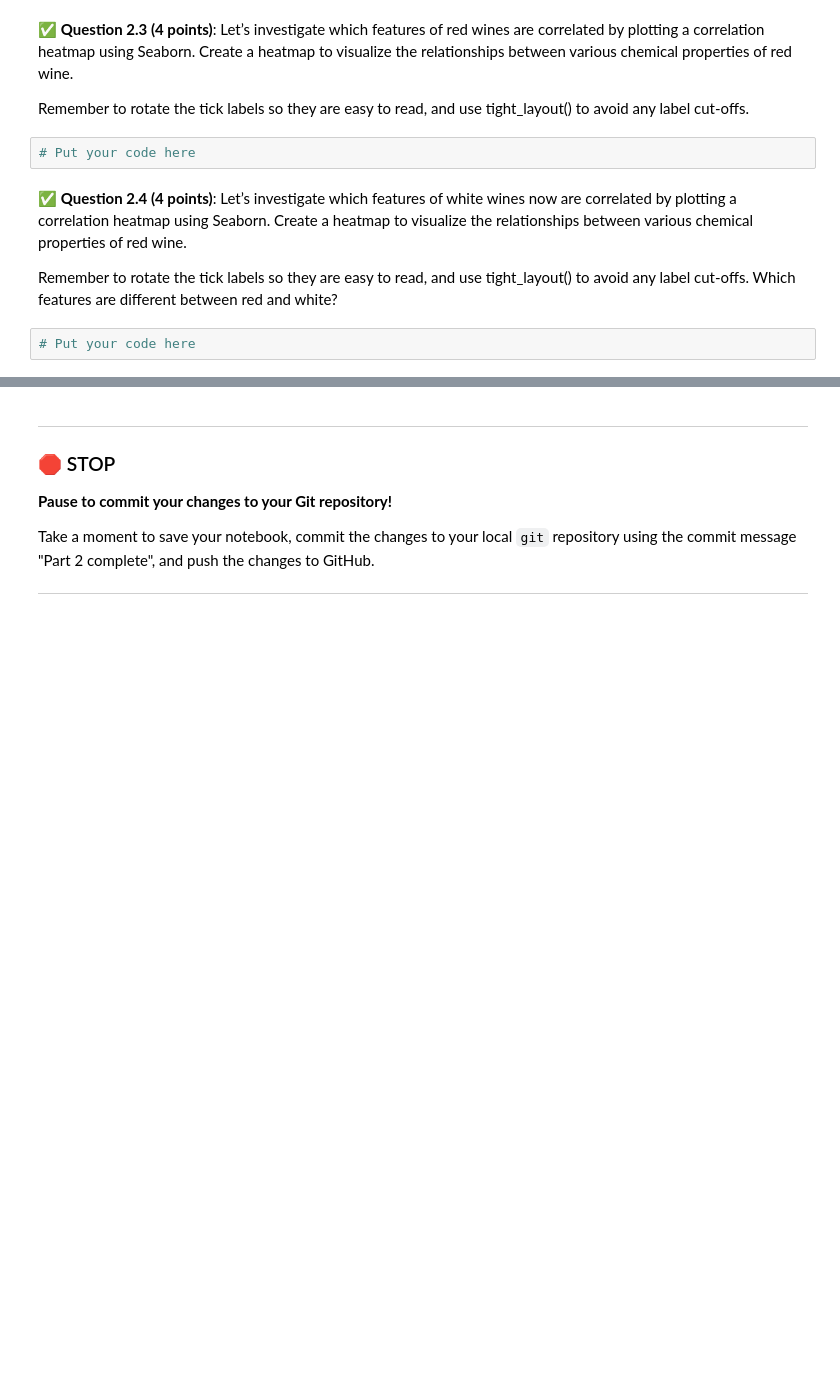
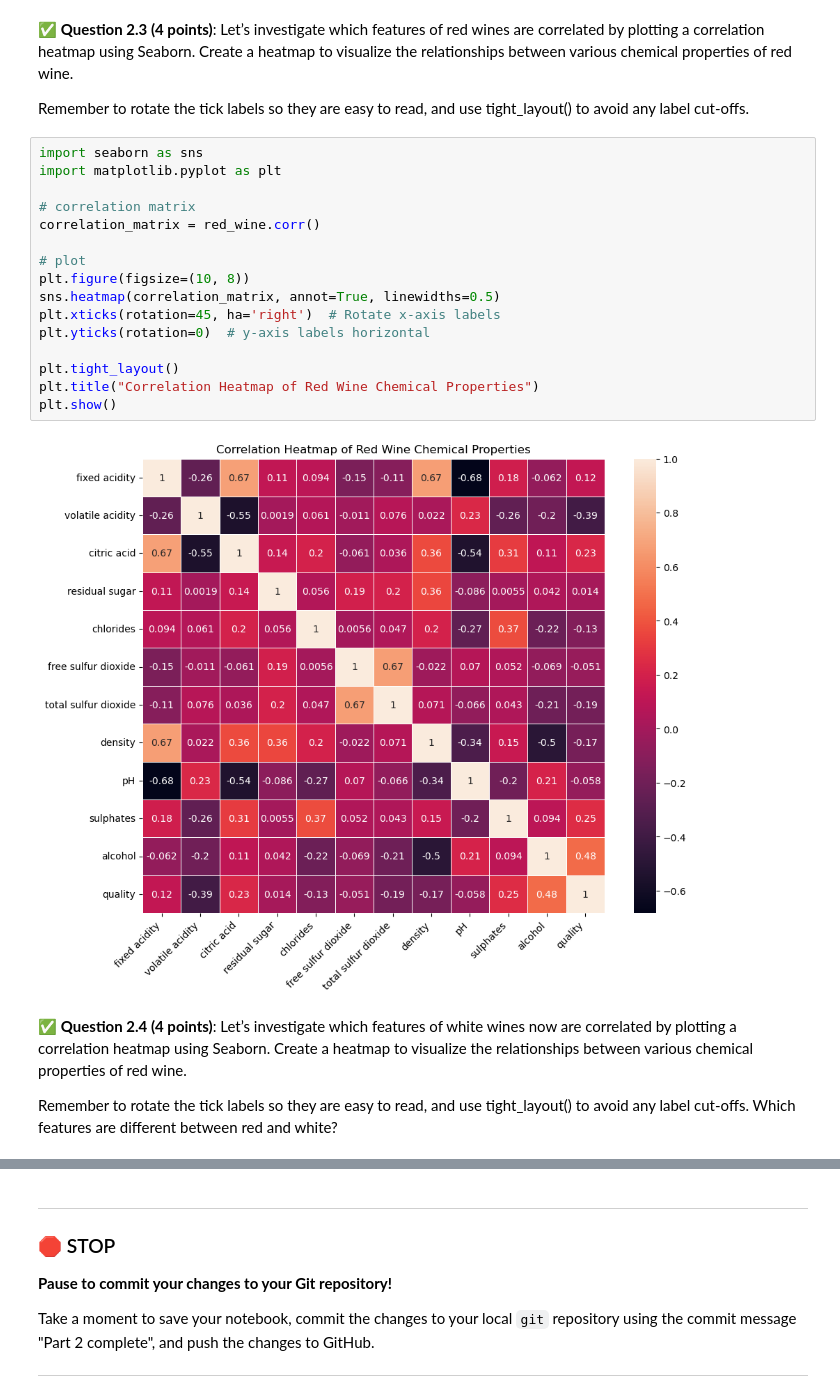
Before and after one commit to Audreym0154/CMSE202-f24-turnin, a Jupyter notebook: hw-03/HW-03_Regression-STUDENT.ipynb, the cells around one changed output, grey strips where cells are left out. Saved outputs shown, nothing was run; the diff lists cells and outputs as text; blank space fills up the shorter version.

Commit message:
correlation matrix

```diff
--- a/hw-03/HW-03_Regression-STUDENT.ipynb
+++ b/hw-03/HW-03_Regression-STUDENT.ipynb
@@ -95,12 +111,26 @@ FileNotFoundError: [Errno 2] No such file or directory: 'winequality-red.csv'
 &#9989;  **Question 2.3 (4 points)**: Let’s investigate which features of red wines are correlated by plotting a correlation heatmap using Seaborn. Create a heatmap to visualize the relationships between various chemical properties of red wine.
 
 Remember to rotate the tick labels so they are easy to read, and use tight_layout() to avoid any label cut-offs.
-# %%
-# Put your code here
+# %%
+import seaborn as sns
+import matplotlib.pyplot as plt
+
+# correlation matrix
+correlation_matrix = red_wine.corr()
+
+# plot
+plt.figure(figsize=(10, 8))
+sns.heatmap(correlation_matrix, annot=True, linewidths=0.5)
+plt.xticks(rotation=45, ha='right')  # Rotate x-axis labels
+plt.yticks(rotation=0)  # y-axis labels horizontal
+
+plt.tight_layout()
+plt.title("Correlation Heatmap of Red Wine Chemical Properties")
+plt.show()
+# %% [output]
+[figure, added]
 # %% [markdown]
 &#9989;  **Question 2.4 (4 points)**: Let’s investigate which features of white wines now are correlated by plotting a correlation heatmap using Seaborn. Create a heatmap to visualize the relationships between various chemical properties of red wine.
 
 Remember to rotate the tick labels so they are easy to read, and use tight_layout() to avoid any label cut-offs.
 Which features are different between red and white?
-# %%
-# Put your code here
```
Also changed, not shown: parts of 2 cells of this notebook.
